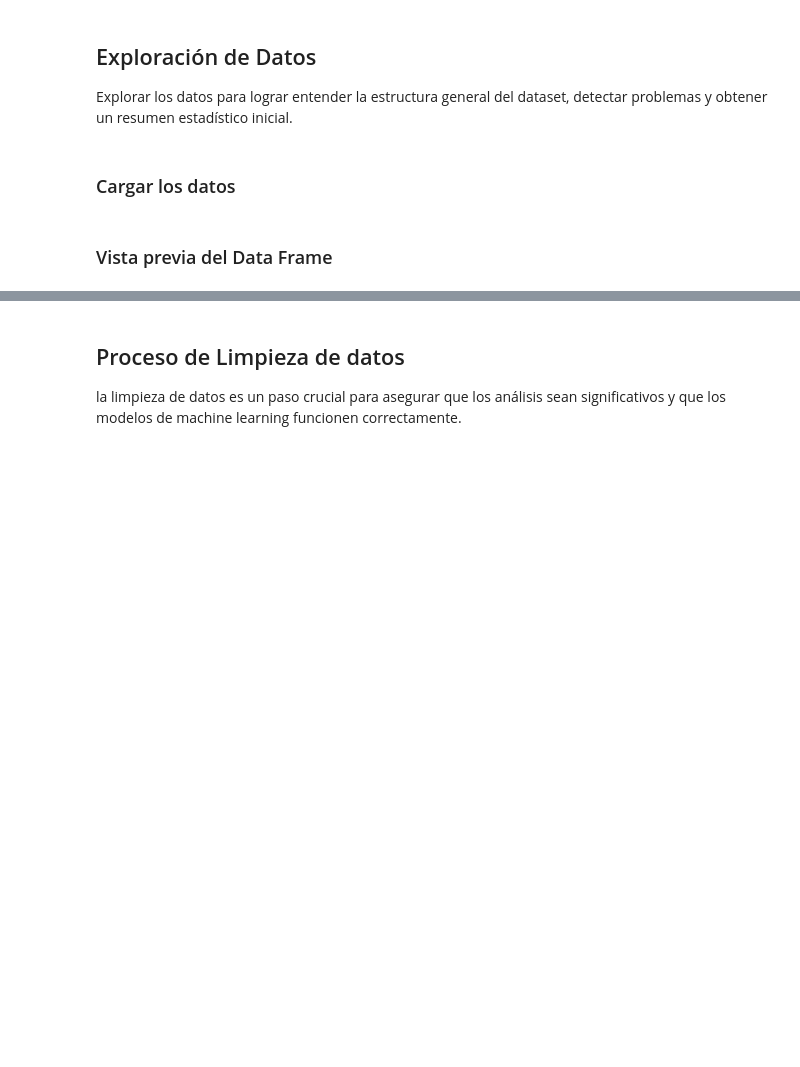
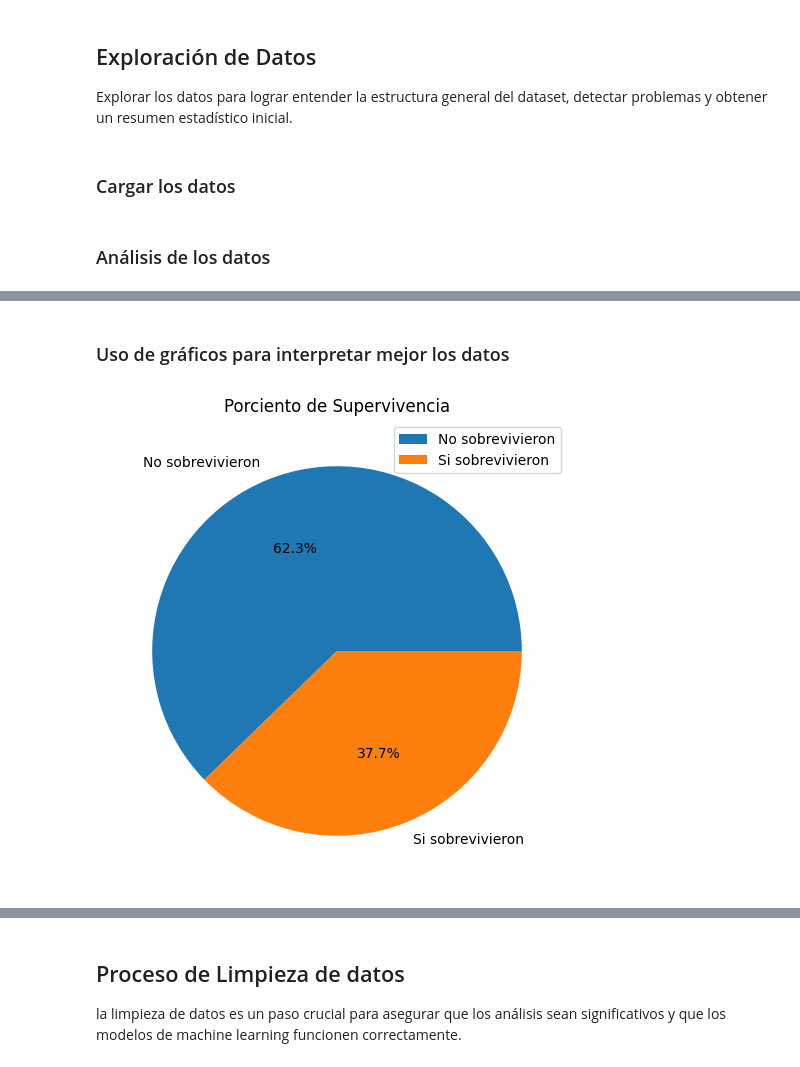
Before and after one commit to AndyMAG-dev/Proyecto-Optativa-Python, a Jupyter notebook: Proyecto_Final.ipynb, the cells around one changed output, grey strips where cells are left out. Drawn from its saved outputs; the diff is of its cells as text; code cells hidden in the pictures; blank space fills up the shorter version.

```diff
--- a/Proyecto_Final.ipynb
+++ b/Proyecto_Final.ipynb
@@ -45,8 +45,8 @@ Explorar los datos para lograr entender la estructura general del dataset, detec
 ### Cargar los datos
 # %%
 data_frame = pd.read_csv('data/Titanic.csv')
-# %% [markdown]
-### Vista previa del Data Frame
+# %% [markdown]
+### Análisis de los datos
 # %%
 data_frame.head()
 # %% [output]
@@ -56,3 +56,16 @@ data_frame.head()
 | 2 | 3 | 1 | 3 | Heikkinen, Miss. Laina | female | 26.0 | 0 | 0 | STON/O2. 3101282 | 7.9250 | ... |
 | 3 | 4 | 1 | 1 | Futrelle, Mrs. Jacques Heath (Lil... | female | 35.0 | 1 | 0 | 113803 | 53.1000 | ... |
 | 4 | 5 | 0 | 3 | Allen, Mr. William Henry | male | 35.0 | 0 | 0 | 373450 | 8.0500 | ... |
+# %% [markdown]
+### Uso de gráficos para interpretar mejor los datos
+# %%
+frecuencias = data_frame['Survived'].value_counts()
+Array = ['No sobrevivieron','Si sobrevivieron']
+# Crear el gráfico de pastel
+plt.figure(figsize=(8, 6))  # Opcional: ajusta el tamaño del gráfico
+plt.pie(frecuencias, labels=Array, autopct='%1.1f%%')
+plt.title('Porciento de Supervivencia')  # Título opcional
+plt.legend()
+plt.show()
+# %% [output]
+[figure, added]
```
Also changed, not shown: parts of 7 cells of this notebook.
